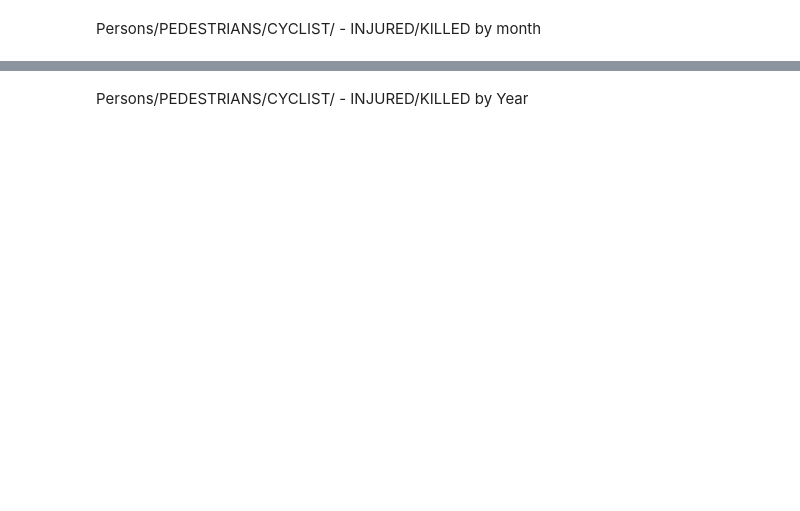
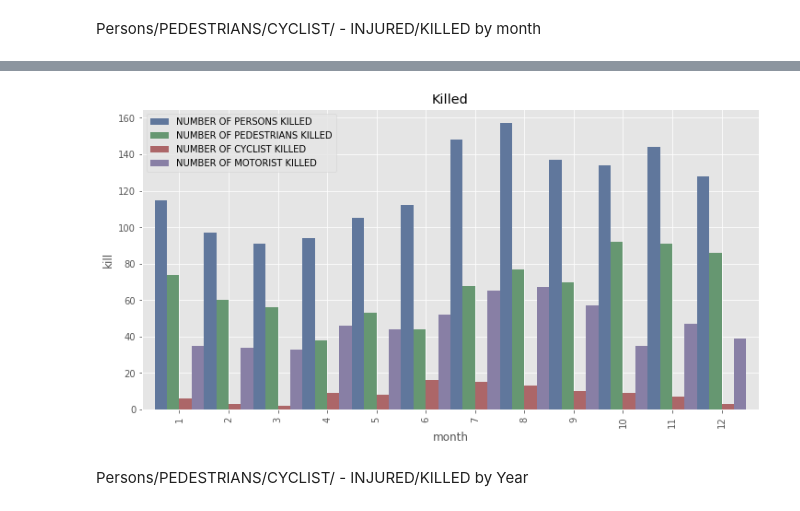
Before and after one commit to psumank/DATA698, a Jupyter notebook: EDA/NYPD Motor Vehicle Accidents.ipynb, the cells around one changed output, grey strips where cells are left out. Drawn from its saved outputs; the diff is of its cells as text; code cells hidden in the pictures; blank space fills up the shorter version.

```diff
--- a/EDA/NYPD Motor Vehicle Accidents.ipynb
+++ b/EDA/NYPD Motor Vehicle Accidents.ipynb
@@ -194,2 +208,9 @@ s.sum()
+# %%
+dfkill.plot(x=month, figsize=(12,6), kind = 'bar', title = 'Killed',width=1)
+plt.ylabel('kill')
+plt.xlabel('month')
+plt.show()
+# %% [output]
+[figure, added]
 # %% [markdown]
 Persons/PEDESTRIANS/CYCLIST/ - INJURED/KILLED by Year
```
Also changed, not shown: parts of 24 cells of this notebook.
